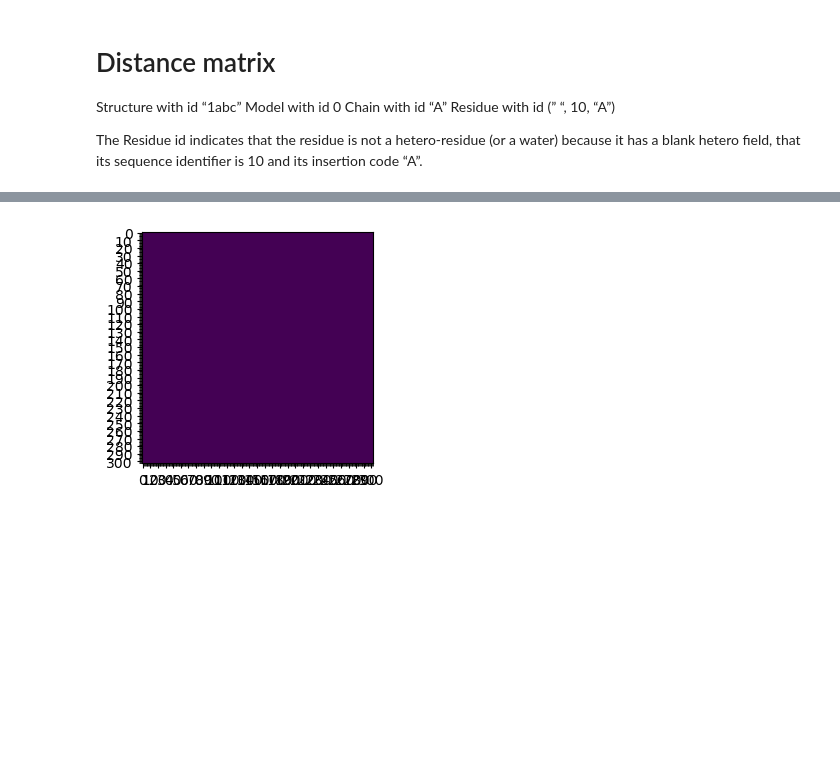
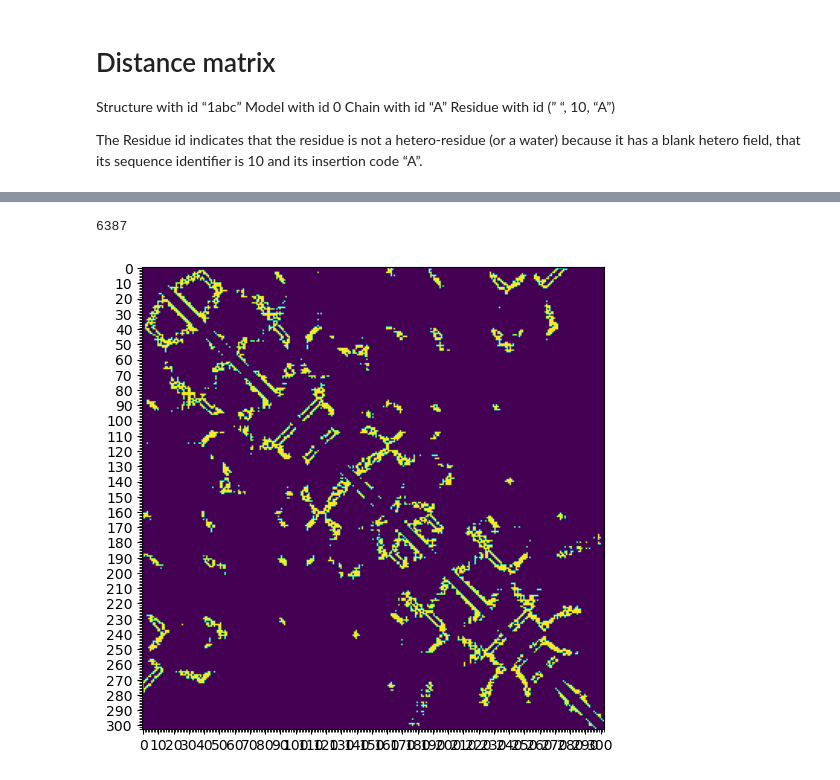
Before and after one commit to Reevoc/Structural-Bioinformatics, a Jupyter notebook: Homework.ipynb, the cells around one changed output, grey strips where cells are left out. Saved outputs shown, nothing was run; the diff lists cells and outputs as text; code cells hidden in the pictures; blank space fills up the shorter version.

```diff
--- a/Homework.ipynb
+++ b/Homework.ipynb
@@ -38,6 +38,11 @@ path = "."
 id_protein = '1uf5'
 # %%
 pdbl = PDBList()
+path_pdb = path + "/pdb/pdb{}.ent".format(id_protein.lower())
+path_pdb_cleaned = path + "/pdb/pdb{}_cleaned.pdb".format(id_protein.lower())
 pdbl.retrieve_pdb_file(id_protein, pdir= path + "/pdb", file_format='pdb')  # Will save a pdbXXXX.ent file
+parser = PDBParser(QUIET=True)
+structure = parser.get_structure(id_protein, path_pdb)
+new_structure = structure.copy()
 # %% [output]
 Structure exists: './pdb/pdb1uf5.ent'
@@ -46,0 +64,8 @@ structure = PDBParser(QUIET=True).get_structure(id_protein, path + "/pdb/pdb{}.e
+# %%
+selector=Select()
+# Save the new PDB file
+io = PDBIO()
+io.set_structure(structure)
+io.save(path_pdb_cleaned, select=selector)
+structure = parser.get_structure(id_protein, path_pdb_cleaned)
+print("finished")
@@ -106,16 +157,20 @@ plt.savefig(path + '/figures/ca_contacts_{}.png'.format(id_protein), dpi=300, bb
 # %%
-contact_map1 = (distance_matrix[:] < 14).astype(float)
-contact_map = (contact_map1[:] > 7).astype(float)
+#create a contact map form the distance matrix that only take value between 7 and 12
+contact_map = (distance_matrix[:] < 12).astype(float)
+contact_map = (distance_matrix[:] > 7).astype(float) * contact_map
+# Report number of contacts
+print(np.count_nonzero(contact_map))
 # Plot contact map
-fig, ax = plt.subplots(figsize=(3, 3))
+fig, ax = plt.subplots(figsize=(6, 6))
 im = ax.imshow(contact_map)
 
 # Set ticks
 ax.xaxis.set_major_locator(MultipleLocator(10))
 ax.xaxis.set_minor_locator(AutoMinorLocator(10))
 ax.yaxis.set_major_locator(MultipleLocator(10))
 ax.yaxis.set_minor_locator(AutoMinorLocator(10))
 
 plt.savefig(path + '/figures/ca_contacts_{}1.png'.format(id_protein), dpi=300, bbox_inches='tight')
 # %% [output]
+6387
-[figure, old version]
+[figure, new version]
```
Also changed, not shown: parts of 11 cells of this notebook, 5 other files.
